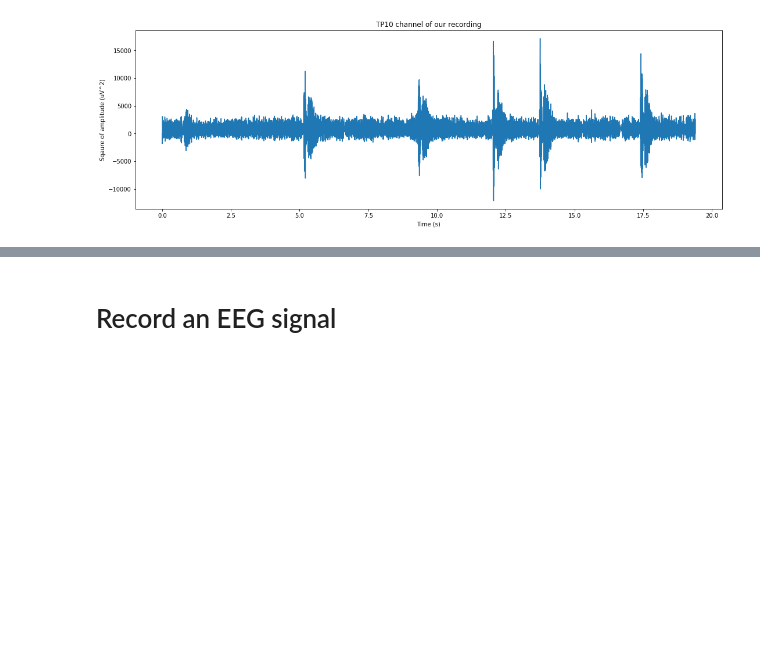
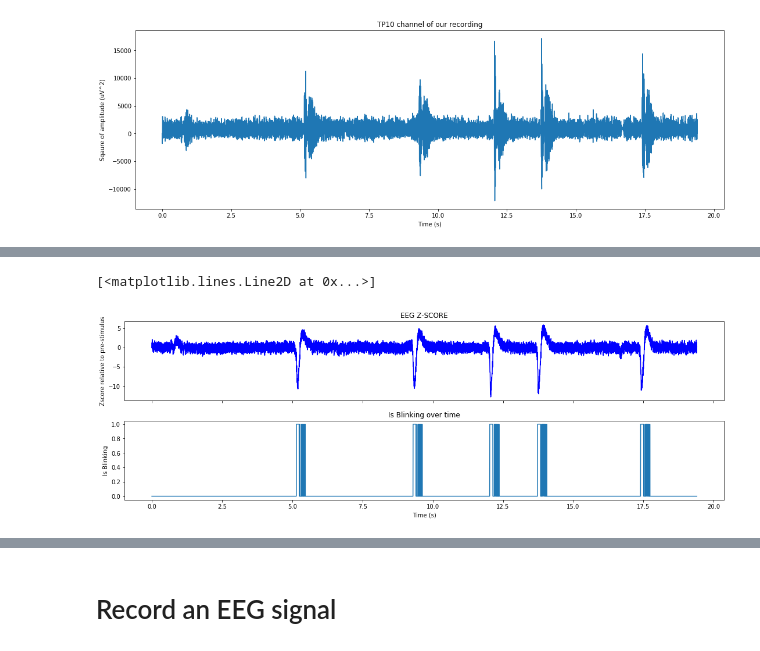
Before and after one commit to PolyCortex/onboarding-challenge, a Jupyter notebook: onboarding-challenge.ipynb, the cells around one changed output, grey strips where cells are left out. Cells and saved outputs as stored; diff of their text form; code cells hidden in the pictures; blank space fills up the shorter version.

```diff
--- a/onboarding-challenge.ipynb
+++ b/onboarding-challenge.ipynb
@@ -189,0 +227,19 @@ plt.show()
+# %%
+# We want indexes that are superior to a threshold. This is completly a arbitrary value based of our observation of the signal's plot.
+Z_SCORE_THRESHOLD = 3.5 # We picked this number based on the previous histogram.
+blink_data = [abs(z_score) > Z_SCORE_THRESHOLD for z_score in tp10_eeg_data_zscore]
+
+fig, axes = plt.subplots(2, 1, constrained_layout=True, sharex=True, figsize=[15,5])
+
+axes[0].set_title('EEG Z-SCORE')
+axes[0].set_ylabel('Zscore relative to pre-stimulus')
+axes[0].plot(eeg_data['timestamps'], tp10_eeg_data_zscore, 'b')
+
+# Plot the blink data
+axes[1].set_title('Is Blinking over time')
+axes[1].set_xlabel('Time (s)')
+axes[1].set_ylabel('Is Blinking')
+axes[1].plot(eeg_data['timestamps'], blink_data)
+# %% [output]
+[<matplotlib.lines.Line2D at 0x...>]
+[figure, added]
```
Also changed, not shown: parts of 27 cells of this notebook, 1 other file.
